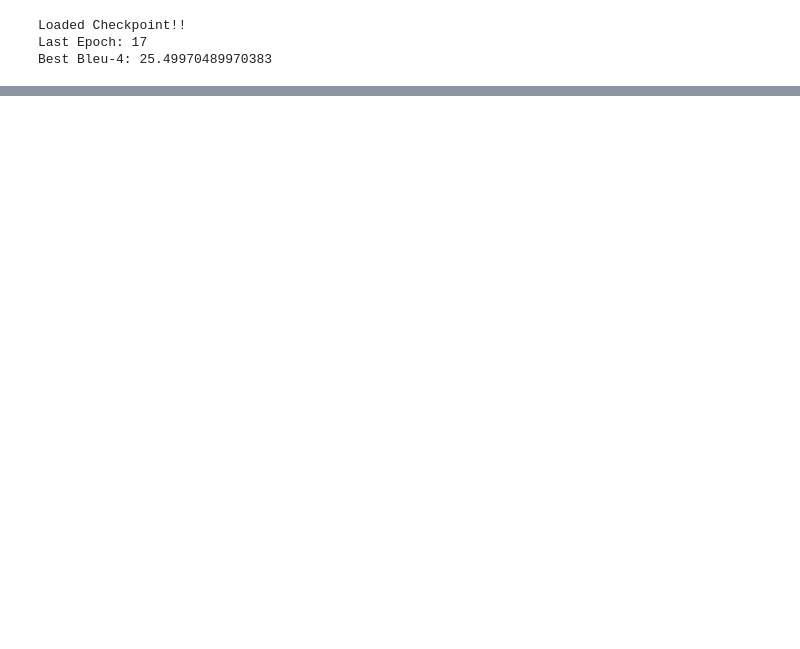
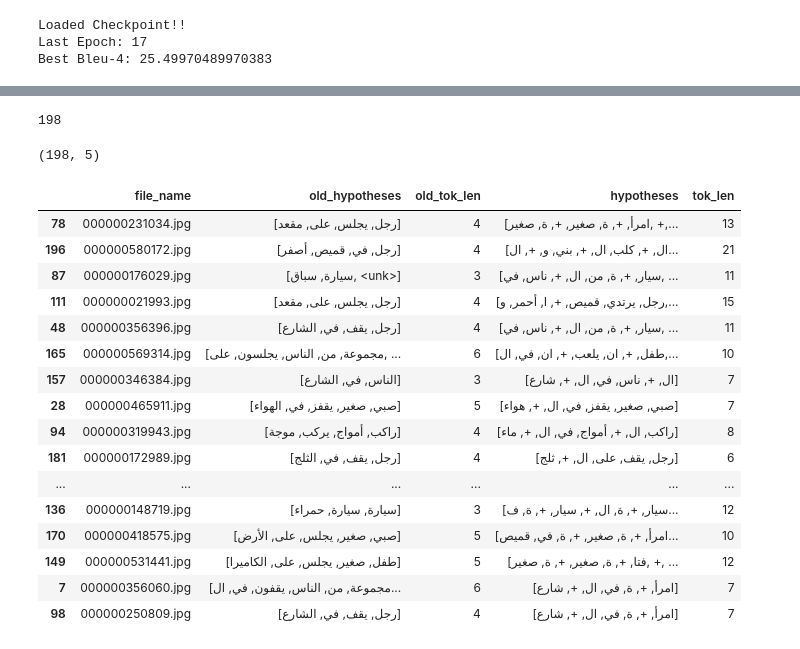
Before and after one commit to moaaztaha/Image-Captioning, a Jupyter notebook: Eval 201 coco examples.ipynb, the cells around one changed output, grey strips where cells are left out. Saved outputs shown, nothing was run; the diff lists cells and outputs as text; code cells hidden in the pictures; blank space fills up the shorter version.

```diff
--- a/Eval 201 coco examples.ipynb
+++ b/Eval 201 coco examples.ipynb
@@ -122,0 +390,25 @@ Total size: 1005
+# %%
+vocab = build_vocab('data/ar_data.json')
+print('len:',len(vocab))
+
+transform = transforms.Compose([
+    transforms.Resize(256),
+    transforms.CenterCrop(224),
+    transforms.ToTensor(),
+    transforms.Normalize(mean=[0.485, 0.456, 0.406], std=[0.229, 0.224, 0.225]),
+])
+
+
+bs = 1
+loader = DataLoader(
+            dataset=CaptionDataset(IMGS_PATH, DATA_JSON_PATH,
+                                    transforms=transform, vocab=vocab, split='test'),
+            batch_size=bs,
+            num_workers=7,
+            pin_memory=True
+        )
+
+print('-'*20)
+checkpoint = load_checkpoint(model_path)
+encoder = checkpoint['encoder'].eval()
+decoder = checkpoint['decoder'].eval()
@@ -122,0 +424,4 @@ Total size: 1005
+# %%
+references, hypothesis, img_ids = caption_image(loader, vocab, encoder,
+                                               decoder, 3)
+hypotheses_tokens = [[vocab.itos[i] for i in hypo] for hypo in hypothesis]
@@ -122,0 +430,3 @@ Total size: 1005
+# %%
+rest_df = pd.DataFrame.from_dict({"file_name":img_ids, "hypotheses": hypotheses_tokens})
+rest_df.head()
@@ -122,0 +440,3 @@ Total size: 1005
+# %%
+rest_df['tok_len'] = rest_df['hypotheses'].apply(lambda x: len(x)).values
+rest_df.head()
@@ -122,0 +450,27 @@ Total size: 1005
+# %%
+rest_df['file_name'].nunique()
+# %% [output]
+198
+# %%
+full_df = df.merge(rest_df, on='file_name')
+print(full_df.shape)
+full_df.sample(20)
+# %% [output]
+(198, 5)
+|  | file_name | old_hypotheses | old_tok_len | hypotheses | tok_len |
+| 78 | 000000231034.jpg | [رجل, يجلس, على, مقعد] | 4 | [امرأ, +, ة, صغير, +, ة, صغير, +,... | 13 |
+| 196 | 000000580172.jpg | [رجل, في, قميص, أصفر] | 4 | [ال, +, كلب, ال, +, بني, و, +, ال... | 21 |
+| 87 | 000000176029.jpg | [سيارة, سباق, <unk>] | 3 | [سيار, +, ة, من, ال, +, ناس, في, ... | 11 |
+| 111 | 000000021993.jpg | [رجل, يجلس, على, مقعد] | 4 | [رجل, يرتدي, قميص, +, ا, أحمر, و,... | 15 |
+| 48 | 000000356396.jpg | [رجل, يقف, في, الشارع] | 4 | [سيار, +, ة, من, ال, +, ناس, في, ... | 11 |
+| 165 | 000000569314.jpg | [مجموعة, من, الناس, يجلسون, على, ... | 6 | [طفل, +, ان, يلعب, +, ان, في, ال,... | 10 |
+| 157 | 000000346384.jpg | [الناس, في, الشارع] | 3 | [ال, +, ناس, في, ال, +, شارع] | 7 |
+| 28 | 000000465911.jpg | [صبي, صغير, يقفز, في, الهواء] | 5 | [صبي, صغير, يقفز, في, ال, +, هواء] | 7 |
+| 94 | 000000319943.jpg | [راكب, أمواج, يركب, موجة] | 4 | [راكب, ال, +, أمواج, في, ال, +, ماء] | 8 |
+| 181 | 000000172989.jpg | [رجل, يقف, في, الثلج] | 4 | [رجل, يقف, على, ال, +, ثلج] | 6 |
+| ... | ... | ... | ... | ... | ... |
+| 136 | 000000148719.jpg | [سيارة, سيارة, حمراء] | 3 | [سيار, +, ة, ال, +, سيار, +, ة, ف... | 12 |
+| 170 | 000000418575.jpg | [صبي, صغير, يجلس, على, الأرض] | 5 | [امرأ, +, ة, صغير, +, ة, في, قميص... | 10 |
+| 149 | 000000531441.jpg | [طفل, صغير, يجلس, على, الكاميرا] | 5 | [فتا, +, ة, صغير, +, ة, صغير, +, ... | 12 |
+| 7 | 000000356060.jpg | [مجموعة, من, الناس, يقفون, في, ال... | 6 | [امرأ, +, ة, في, ال, +, شارع] | 7 |
+| 98 | 000000250809.jpg | [رجل, يقف, في, الشارع] | 4 | [امرأ, +, ة, في, ال, +, شارع] | 7 |
```
Also changed, not shown: parts of 50 cells of this notebook, 5 other files.
